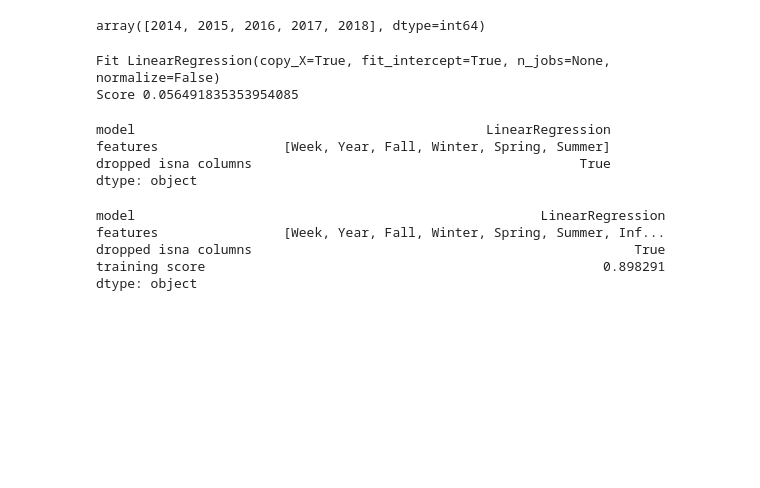
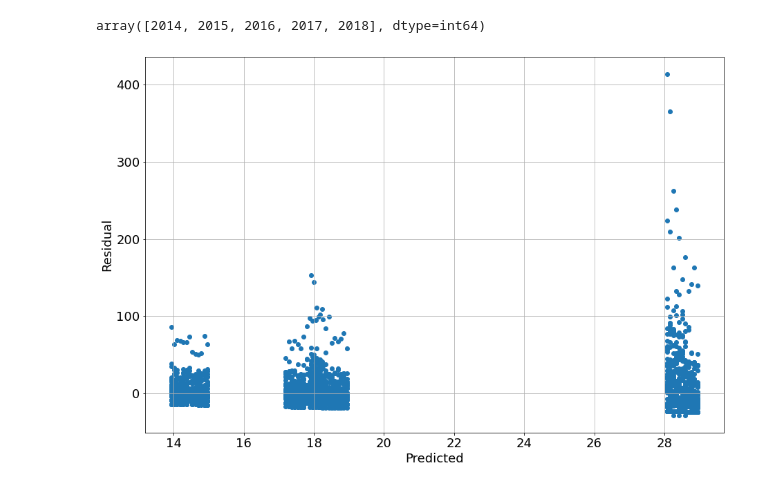
Before and after one commit to adreyzin/CapstoneTwoRepo, a Jupyter notebook: Weekly Counts of Deaths by State and Select Causes, 2014-2018.ipynb, the cells around one changed output. Drawn from its saved outputs; the diff is of its cells as text; code cells hidden in the pictures; blank space fills up the shorter version.

Commit message:
additional models

```diff
--- a/Weekly Counts of Deaths by State and Select Causes, 2014-2018.ipynb
+++ b/Weekly Counts of Deaths by State and Select Causes, 2014-2018.ipynb
@@ -408,41 +430,40 @@ y_train=df[~(df['Year']==2018)]['NextWeekInfluenzaPneumonia']
 X_train=df[~(df['Year']==2018)].drop(['NextWeekInfluenzaPneumonia','State','Month'], axis=1)
 y_test=df[df['Year']==2018]['NextWeekInfluenzaPneumonia']
 X_test=df[df['Year']==2018].drop(['NextWeekInfluenzaPneumonia','State','Month'], axis=1)
-# %%
-hypertablerow={}
-model = LinearRegression()
-hypertablerow['model']=model.__class__.__name__
-hypertablerow['features']=['Week','Year','Fall','Winter','Spring','Summer']
-hypertablerow['dropped isna columns']=True
-X = X_train[hypertablerow['features']]
-y = y_train
-print('Fit',model.fit(X,y))
-print('Score',model.score(X,y))
-#hypertablerow['training_score']=model.score(X_test,y_test)
-hypertable.append(hypertablerow)
-pd.Series(hypertablerow)
-# %% [output]
-Fit LinearRegression(copy_X=True, fit_intercept=True, n_jobs=None, normalize=False)
-Score 0.056491835353954085
-model                                             LinearRegression
-features                [Week, Year, Fall, Winter, Spring, Summer]
-dropped isna columns                                          True
-dtype: object
-# %%
-hypertablerow={}
-model = LinearRegression()
-hypertablerow['model']=model.__class__.__name__
-hypertablerow['features']=['Week','Year','Fall','Winter','Spring','Summer','Influenza_Pneumonia']
-hypertablerow['dropped isna columns']=True
-X = X_train[hypertablerow['features']]
-y = y_train
-model.fit(X,y)
-hypertablerow['training score']=model.score(X,y)
-hypertable.append(hypertablerow)
-pd.Series(hypertablerow)
-# %% [output]
-model                                                    LinearRegression
-features                [Week, Year, Fall, Winter, Spring, Summer, Inf...
-dropped isna columns                                                 True
-training score                                                   0.898291
-dtype: object
+# %%
+def metrics(model=None, features=None, X_test=None, y_true_test=None, X_train=None, y_true_train=None):
+    hypertablerow['model']=model.__class__.__name__
+    hypertablerow['features']=features
+    hypertablerow['dropped isna columns']=True
+
+
+    model.fit(X_train[features],y_train)
+
+    y_pred_test = model.predict(X_test[features])
+    y_pred_train = model.predict(X_train[features])
+
+    hypertablerow['std_test'] = (y_true_test-y_pred_test).std()
+    hypertablerow['std_train'] = (y_true_train - y_pred_train).std()
+    hypertablerow['RMSE_test'] = math.sqrt(mean_squared_error(y_true=y_true_test, y_pred=y_pred_test))
+    hypertablerow['RMSE_train']= math.sqrt(mean_squared_error(y_true=y_true_train, y_pred=y_pred_train))
+    hypertablerow['training_score'] = model.score(X=X_train[features], y=y_pred_train)
+    hypertablerow['test_score'] = model.score(X=X_test[features], y=y_pred_test)
+    hypertable.append(hypertablerow)
+    pd.Series(hypertablerow)
+
+    plt.figure(figsize=(15,10))
+    #plt.scatter(model.predict(X_test[features]), y_test)
+    plt.scatter(model.predict(X_test[features]), y_test-model.predict(X_test[features]))
+    fig.tight_layout()
+    plt.grid('on')
+    plt.xlabel('Predicted')
+    plt.ylabel('Residual')
+    plt.rc('font', size=20)
+    plt.show()
+# %%
+hypertablerow={}
+model = LinearRegression()
+features = ['Week', 'Year', 'Fall', 'Winter', 'Spring', 'Summer']
+metrics(model=model, features=features, X_train=X_train, y_true_train=y_train, X_test=X_test, y_true_test=y_test)
+# %% [output]
+[figure, added]
```
Also changed, not shown: parts of 18 cells of this notebook, 2 other files.
